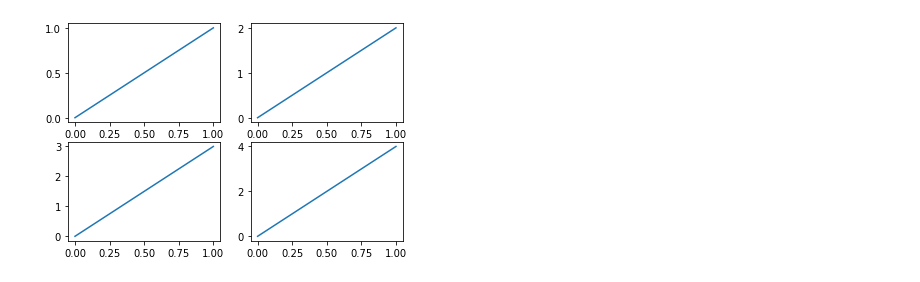
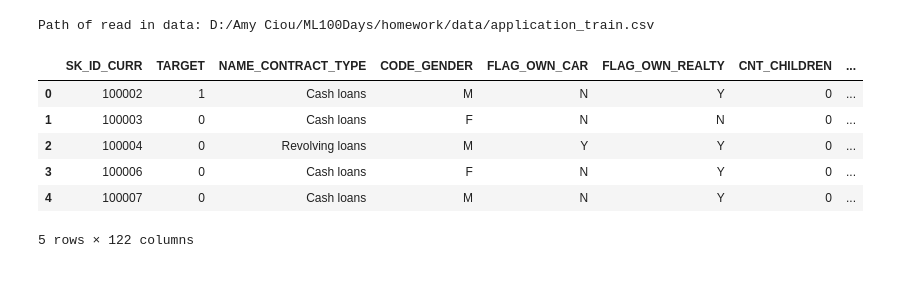
Before and after one commit to pupucat0602/ML100Days, a Jupyter notebook: homework/Day_019_HW.ipynb, the cells around one changed output. Cells and saved outputs as stored; diff of their text form; code cells hidden in the pictures.

```diff
--- a/homework/Day_019_HW.ipynb
+++ b/homework/Day_019_HW.ipynb
@@ -33,13 +1,31 @@ plt.show()  # 展示
-# %%
-plt.subplot(2,2,1)
-plt.plot([0,1],[0,1])
-plt.subplot(2,2,2)
-plt.plot([0,1],[0,2])
-plt.subplot(223)
-plt.plot([0,1],[0,3])
-plt.subplot(224)
-plt.plot([0,1],[0,4])
-
-plt.show()  # 展示
-# %% [output]
-[figure, removed]
+# %%
+# 載入需要的套件
+import os
+import numpy as np
+import pandas as pd
+import matplotlib.pyplot as plt
+import seaborn as sns # 另一個繪圖-樣式套件
+
+# 忽略警告訊息
+%matplotlib inline
+plt.style.use('ggplot')
+import warnings
+warnings.filterwarnings('ignore')
+
+# 設定 data_path
+dir_data = 'D:/Amy Ciou/ML100Days/homework/data/'
+# %%
+# 讀取檔案
+f_app = os.path.join(dir_data, 'application_train.csv')
+print('Path of read in data: %s' % (f_app))
+app_train = pd.read_csv(f_app)
+app_train.head()
+# %% [output]
+Path of read in data: D:/Amy Ciou/ML100Days/homework/data/application_train.csv
+|  | SK_ID_CURR | TARGET | NAME_CONTRACT_TYPE | CODE_GENDER | FLAG_OWN_CAR | FLAG_OWN_REALTY | CNT_CHILDREN | ... |
+| 0 | 100002 | 1 | Cash loans | M | N | Y | 0 | ... |
+| 1 | 100003 | 0 | Cash loans | F | N | N | 0 | ... |
+| 2 | 100004 | 0 | Revolving loans | M | Y | Y | 0 | ... |
+| 3 | 100006 | 0 | Cash loans | F | N | Y | 0 | ... |
+| 4 | 100007 | 0 | Cash loans | M | N | Y | 0 | ... |
+5 rows × 122 columns
```
Also changed, not shown: parts of 6 cells of this notebook.
